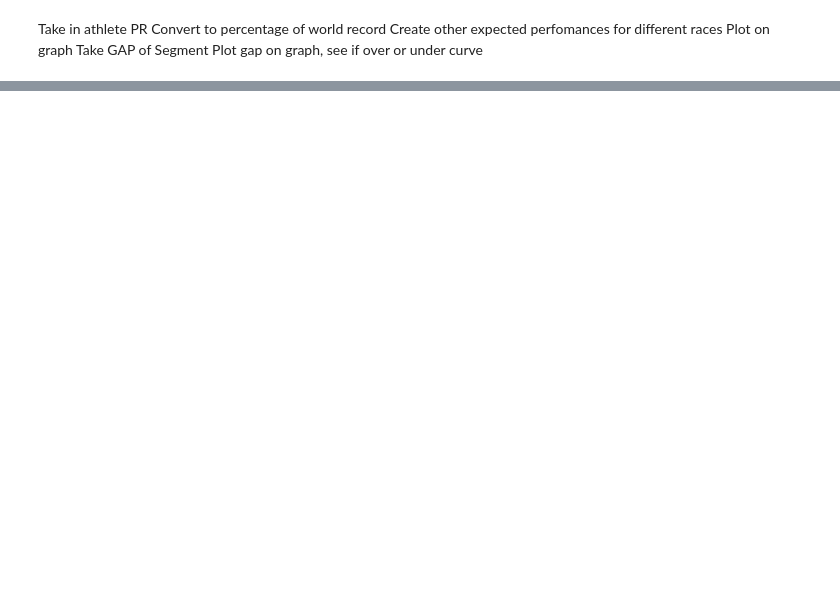
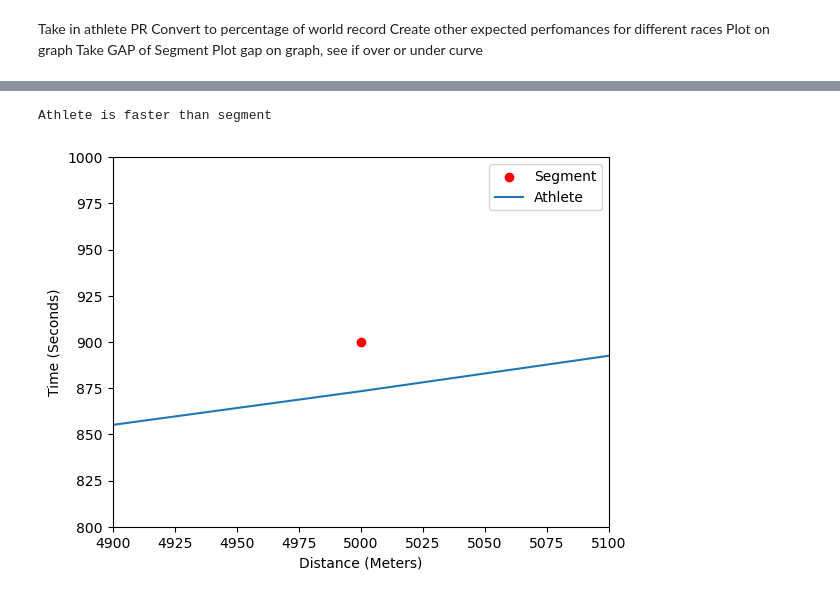
Before and after one commit to jwzj720/Strava_segment_leader_predictor, a Jupyter notebook: athlete_v_segment.ipynb, the cells around one changed output, grey strips where cells are left out. Cells and saved outputs as stored; diff of their text form; code cells hidden in the pictures; blank space fills up the shorter version.

```diff
--- a/athlete_v_segment.ipynb
+++ b/athlete_v_segment.ipynb
@@ -52,0 +66,48 @@ graph_distance_v_time(get_equivalent_time_all_records(percentage))
+# %%
+# Need to determine whether a point is above or below graph line
+def graph_segment_on_athlete_curve(plot_data,segment_data):
+    plt.xlabel("Distance (Meters)")
+    plt.ylabel("Time (Seconds)")
+    plot_x_nearest_to_segment = min(plot_data[0], key=lambda x:abs(x-segment_data[0]))
+    plot_y_nearest_to_segment = min(plot_data[1], key=lambda x:abs(x-segment_data[1]))
+
+    # plotting a random point for comparison
+    # TODO find a way to check if above or below line instantly
+    plt.axis([segment_data[0]-100,segment_data[0]+100,
+    min(plot_x_nearest_to_segment,segment_data[1]-100),max(plot_y_nearest_to_segment,segment_data[1]+100)])
+    plt.scatter([segment_data[0]],[segment_data[1]],color="red",label="Segment")
+    plt.plot(plot_data[0],plot_data[1],label="Athlete")
+    plt.legend()
+    plt.show()
+
+def calc_above_or_below_plt_line(plot_data,segment_data):
+    # Calculate cross product
+    xA = segment_data[0]
+    yA = segment_data[1]
+    x1 = 0
+    x2 = 0
+    y1 = 0
+    y2 = 0
+    for distance_index in range(len(plot_data[0])):
+        if plot_data[0][distance_index] > xA:
+            x1 = plot_data[0][distance_index]
+            y1 = plot_data[1][distance_index]
+            x2 = plot_data[0][distance_index-1]
+            y2 = plot_data[1][distance_index-1]
+            break
+    v1 = (x2-x1, y2-y1)
+    v2 = (x2-xA, y2-yA)
+    cross_product = v1[0]*v2[1] - v1[1]*v2[0]
+    if cross_product > 0:
+        print('Athlete is faster than segment')
+    elif cross_product < 0:
+        print('Athlete is slower than segment')
+    else:
+        print('Athlete is exactly as fast as segment')
+# %%
+segment_data = (5000,900)
+calc_above_or_below_plt_line(plot_data,segment_data)
+graph_segment_on_athlete_curve(plot_data,segment_data)
+# %% [output]
+Athlete is faster than segment
+[figure, added]
```
Also changed, not shown: parts of 4 cells of this notebook.
